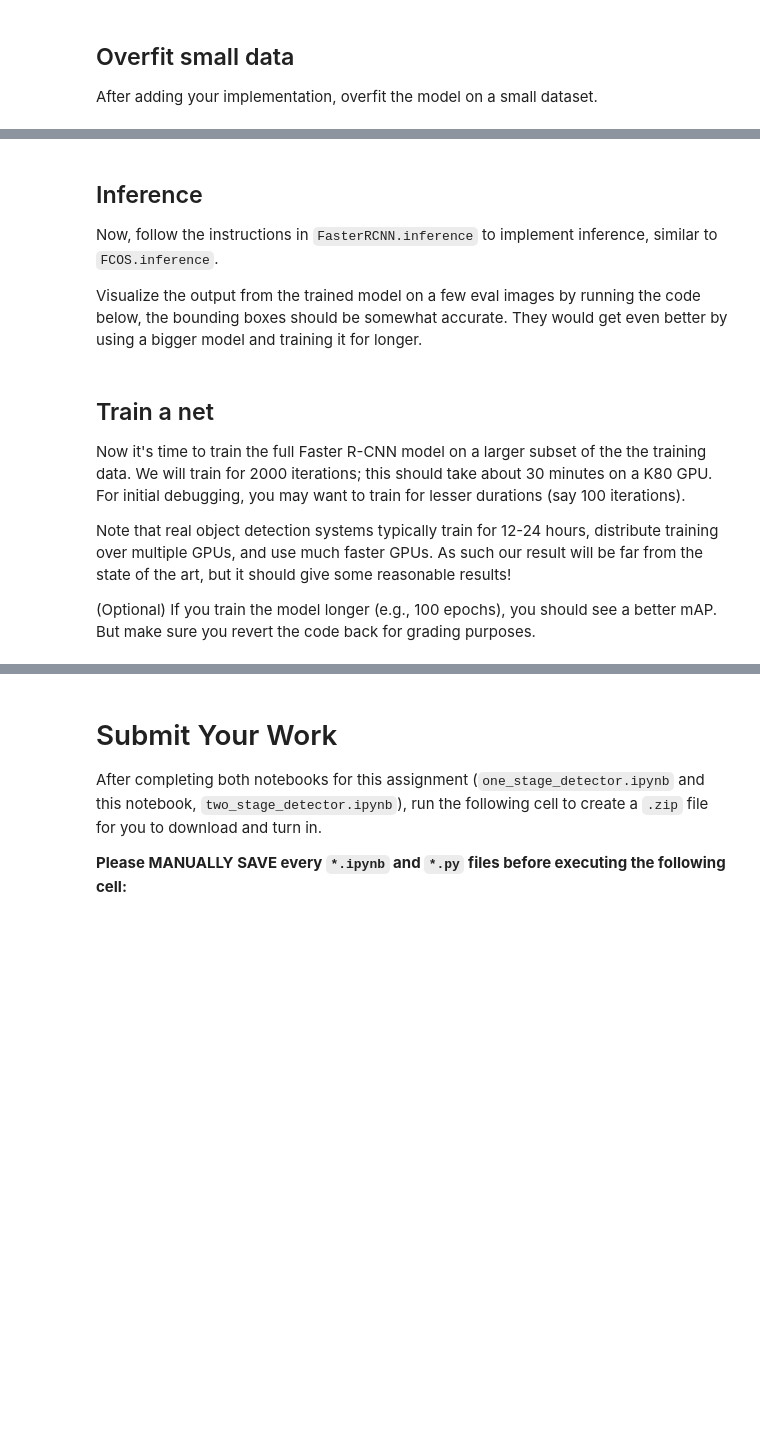
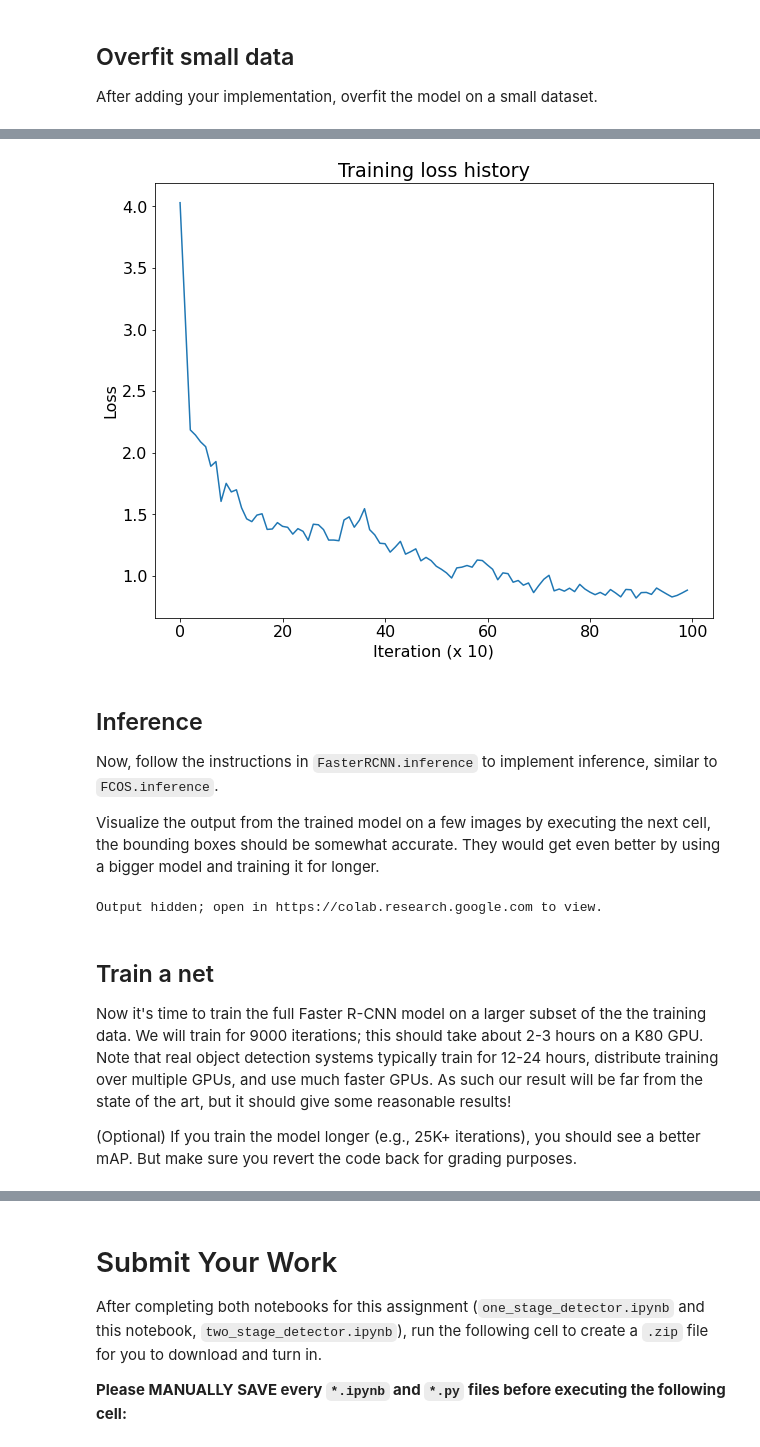
Before and after one commit to grygry12345/DLCV-EECS498, a Jupyter notebook: A4/two_stage_detector.ipynb, the cells around one changed output, grey strips where cells are left out. Drawn from its saved outputs; the diff is of its cells as text; code cells hidden in the pictures; blank space fills up the shorter version.

```diff
--- a/A4/two_stage_detector.ipynb
+++ b/A4/two_stage_detector.ipynb
@@ -620,0 +713,46 @@ train_detector(
+# %%
+from two_stage_detector import FasterRCNN
+
+from torch import nn
+from a4_helper import train_detector
+from common import DetectorBackboneWithFPN
+from two_stage_detector import RPN
+
+# Re-initialize dataset objects for independent debugging.
+small_dataset = torch.utils.data.Subset(
+    train_dataset,
+    torch.linspace(0, len(train_dataset) - 1, steps=BATCH_SIZE * 10).long()
+)
+small_train_loader = torch.utils.data.DataLoader(
+    small_dataset, batch_size=BATCH_SIZE, pin_memory=True, num_workers=NUM_WORKERS
+)
+
+FPN_CHANNELS = 64
+backbone = DetectorBackboneWithFPN(out_channels=FPN_CHANNELS)
+rpn = RPN(
+    fpn_channels=FPN_CHANNELS,
+    stem_channels=[FPN_CHANNELS, FPN_CHANNELS],
+    batch_size_per_image=16,
+    anchor_stride_scale=8,
+    anchor_aspect_ratios=[0.5, 1.0, 2.0],
+    anchor_iou_thresholds=(0.3, 0.6),
+    pre_nms_topk=400,
+    post_nms_topk=80,
+)
+# fmt: off
+faster_rcnn = FasterRCNN(
+    backbone, rpn, num_classes=20, roi_size=(7, 7),
+    stem_channels=[FPN_CHANNELS, FPN_CHANNELS],
+    batch_size_per_image=32,
+)
+# fmt: on
+
+train_detector(
+    faster_rcnn,
+    small_train_loader,
+    learning_rate=0.01,
+    max_iters=1000,
+    log_period=10,
+    device=DEVICE,
+)
+# %% [output]
@@ -621,29 +776,38 @@ train_detector(
+[figure, added]
 # %% [markdown]
 ## Inference
 
 Now, follow the instructions in `FasterRCNN.inference` to implement inference, similar to `FCOS.inference`.
 
-Visualize the output from the trained model on a few eval images by running the code below, the bounding boxes should be somewhat accurate. They would get even better by using a bigger model and training it for longer.
+Visualize the output from the trained model on a few images by executing the next cell, the bounding boxes should be somewhat accurate. They would get even better by using a bigger model and training it for longer.
 # %%
+from a4_helper import inference_with_detector
+
+
+# Change the loader to have (batch size = 1) as required for inference.
+small_train_loader = torch.utils.data.DataLoader(
+    small_dataset, batch_size=1, pin_memory=True, num_workers=NUM_WORKERS
+)
+
 inference_with_detector(
     faster_rcnn,
     small_train_loader,
     val_dataset.idx_to_class,
-    score_thresh=0.5,
+    score_thresh=0.2,
     nms_thresh=0.5,
     device=DEVICE,
     dtype=torch.float32,
 )
+# %% [output]
+Output hidden; open in https://colab.research.google.com to view.
 # %% [markdown]
 ## Train a net
 
 Now it's time to train the full Faster R-CNN model on a larger subset of the the training data.
-We will train for 2000 iterations; this should take about 30 minutes on a K80 GPU.
-For initial debugging, you may want to train for lesser durations (say 100 iterations).
-
+We will train for 9000 iterations; this should take about 2-3 hours on a K80 GPU.
 Note that real object detection systems typically train for 12-24 hours, distribute training over multiple GPUs, and use much faster GPUs. As such our result will be far from the state of the art, but it should give some reasonable results!
 
-(Optional) If you train the model longer (e.g., 100 epochs), you should see a better mAP. But make sure you revert the code back for grading purposes.
+(Optional) If you train the model longer (e.g., 25K+ iterations), you should see a better mAP. But make sure you revert the code back for grading purposes.
 # %%
 reset_seed(0)
 
```
Also changed, not shown: parts of 29 cells of this notebook, 5 other files.
